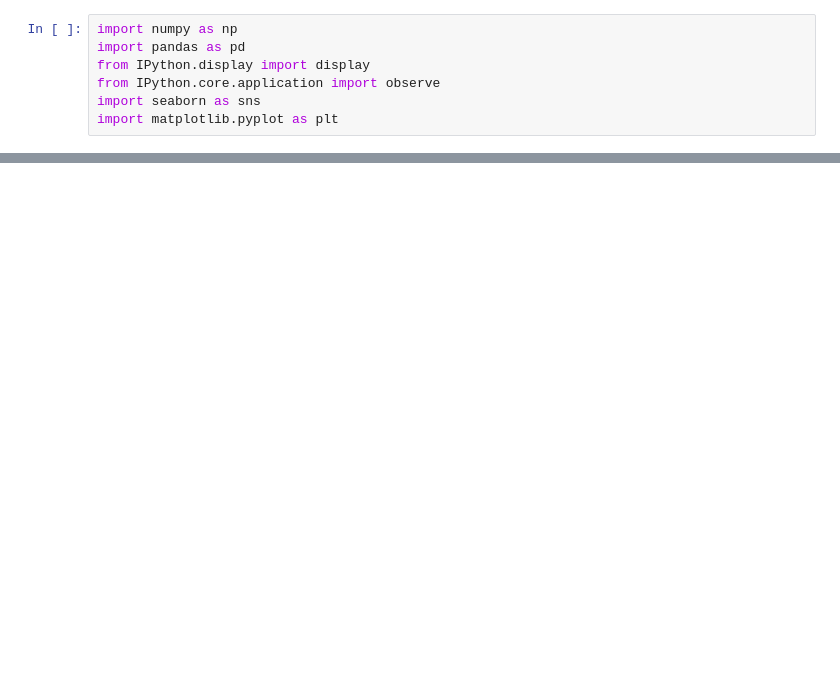
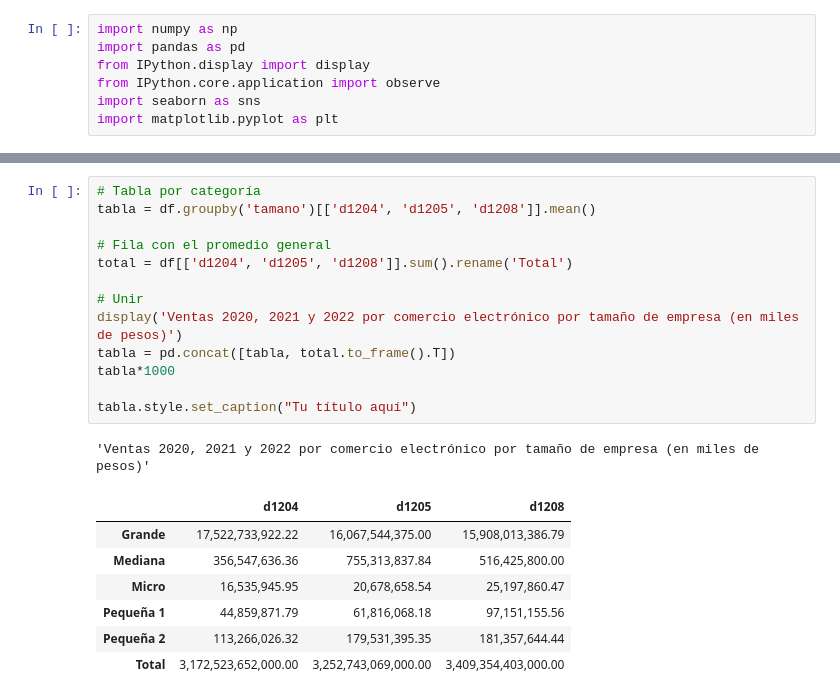
Before and after one commit to tomasleale/ele7, a Jupyter notebook: ele7.ipynb, the cells around one changed output, grey strips where cells are left out. Saved outputs shown, nothing was run; the diff lists cells and outputs as text; blank space fills up the shorter version.

```diff
--- a/ele7.ipynb
+++ b/ele7.ipynb
@@ -305,0 +396,22 @@ def dstats(df, variables, tipo='frecuencia', variable_cruce=None, factor='FE_LON
+# %%
+# Tabla por categoría
+tabla = df.groupby('tamano')[['d1204', 'd1205', 'd1208']].mean()
+
+# Fila con el promedio general
+total = df[['d1204', 'd1205', 'd1208']].sum().rename('Total')
+
+# Unir
+display('Ventas 2020, 2021 y 2022 por comercio electrónico por tamaño de empresa (en miles de pesos)')
+tabla = pd.concat([tabla, total.to_frame().T])
+tabla*1000
+
+tabla.style.set_caption("Tu título aquí")
+# %% [output]
+'Ventas 2020, 2021 y 2022 por comercio electrónico por tamaño de empresa (en miles de pesos)'
+|  | d1204 | d1205 | d1208 |
+| Grande | 17,522,733,922.22 | 16,067,544,375.00 | 15,908,013,386.79 |
+| Mediana | 356,547,636.36 | 755,313,837.84 | 516,425,800.00 |
+| Micro | 16,535,945.95 | 20,678,658.54 | 25,197,860.47 |
+| Pequeña 1 | 44,859,871.79 | 61,816,068.18 | 97,151,155.56 |
+| Pequeña 2 | 113,266,026.32 | 179,531,395.35 | 181,357,644.44 |
+| Total | 3,172,523,652,000.00 | 3,252,743,069,000.00 | 3,409,354,403,000.00 |
```
Also changed, not shown: parts of 7 cells of this notebook, 1 other file.
